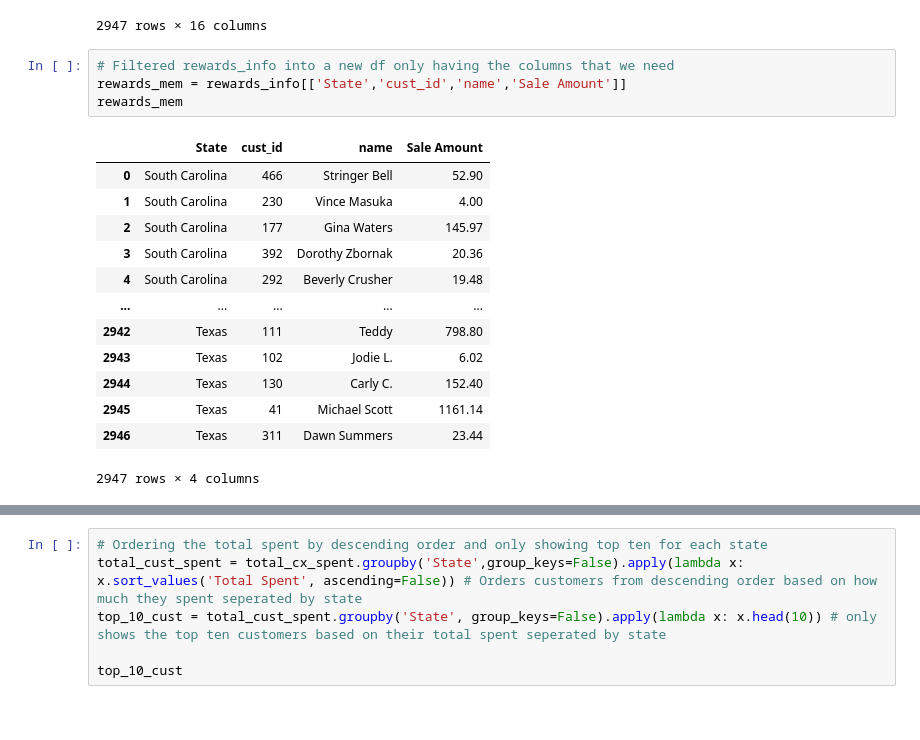
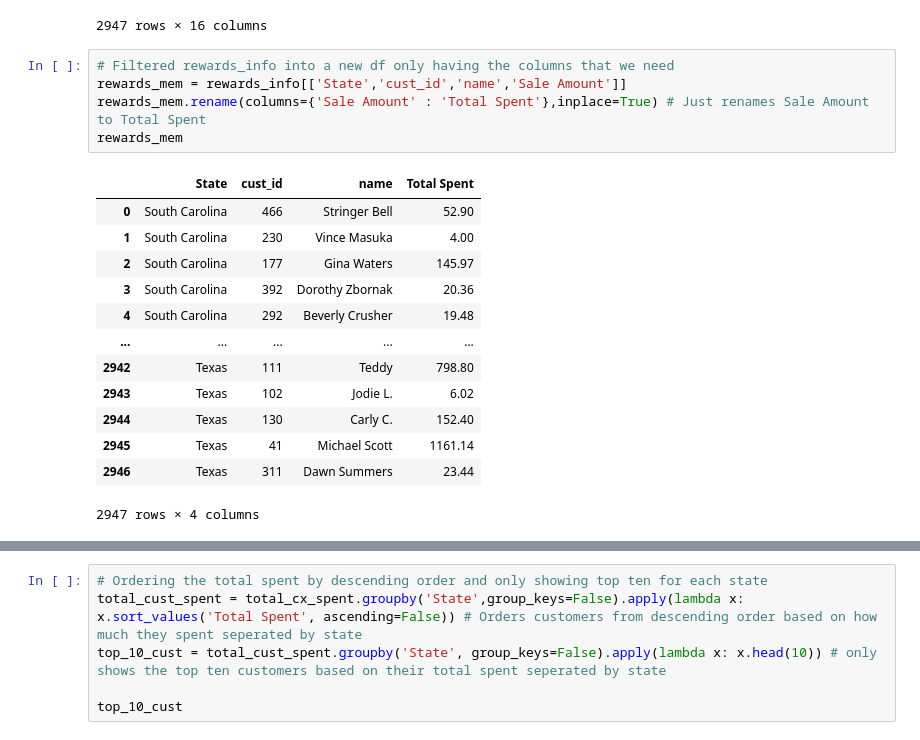
Before and after one commit to Bcv1018/Capstone_2, a Jupyter notebook: Carrillo-Valencia_sales_analysis.ipynb, the cells around one changed output, grey strips where cells are left out. Saved outputs shown, nothing was run; the diff lists cells and outputs as text.

```diff
--- a/Carrillo-Valencia_sales_analysis.ipynb
+++ b/Carrillo-Valencia_sales_analysis.ipynb
@@ -484,9 +484,10 @@ rewards_info
 # %%
 # Filtered rewards_info into a new df only having the columns that we need
 rewards_mem = rewards_info[['State','cust_id','name','Sale Amount']]
+rewards_mem.rename(columns={'Sale Amount' : 'Total Spent'},inplace=True) # Just renames Sale Amount to Total Spent
 rewards_mem
 # %% [output]
-|  | State | cust_id | name | Sale Amount |
+|  | State | cust_id | name | Total Spent |
 | 0 | South Carolina | 466 | Stringer Bell | 52.90 |
 | 1 | South Carolina | 230 | Vince Masuka | 4.00 |
 | 2 | South Carolina | 177 | Gina Waters | 145.97 |
```
Also changed, not shown: parts of 9 cells of this notebook.
